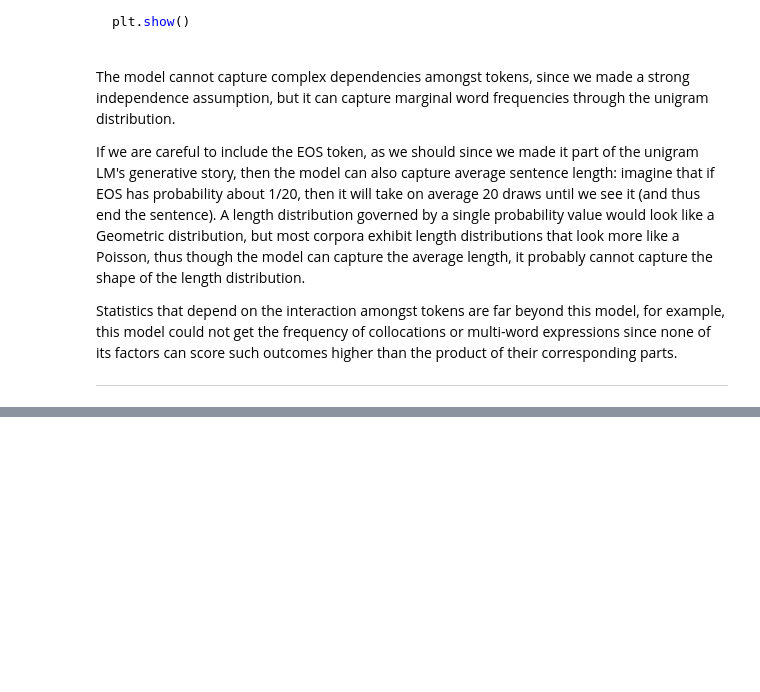
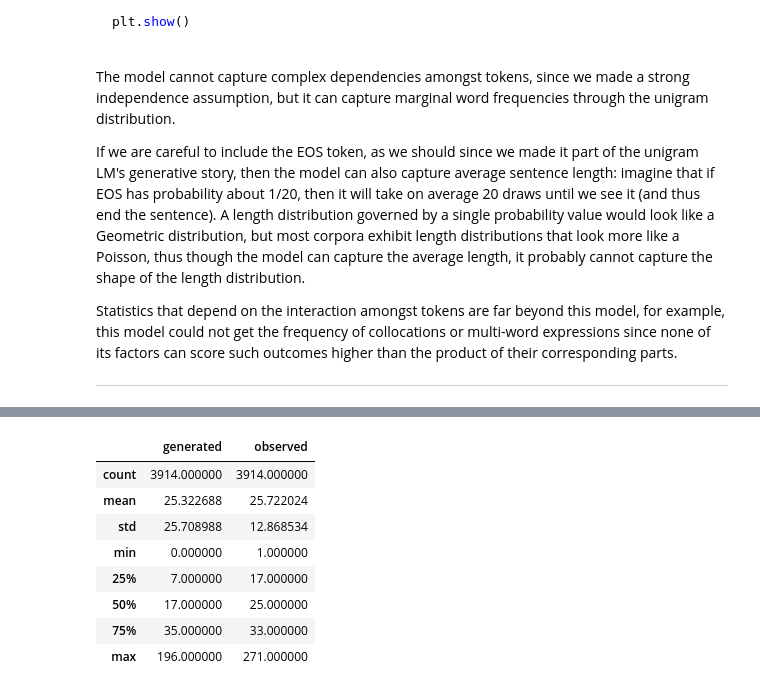
Before and after one commit to probabll/ntmi-tutorials, a Jupyter notebook: T1/T1.ipynb, the cells around one changed output, grey strips where cells are left out. Cells and saved outputs as stored; diff of their text form; code cells hidden in the pictures; folded sections open; blank space fills up the shorter version.

```diff
--- a/T1/T1.ipynb
+++ b/T1/T1.ipynb
@@ -627,0 +828,12 @@ Statistics that depend on the interaction amongst tokens are far beyond this mod
+# %%
+pd.DataFrame(dict(generated=generated_L, observed=observed_L)).describe()
+# %% [output]
+|  | generated | observed |
+| count | 3914.000000 | 3914.000000 |
+| mean | 25.322688 | 25.722024 |
+| std | 25.708988 | 12.868534 |
+| min | 0.000000 | 1.000000 |
+| 25% | 7.000000 | 17.000000 |
+| 50% | 17.000000 | 25.000000 |
+| 75% | 35.000000 | 33.000000 |
+| max | 196.000000 | 271.000000 |
```
Also changed, not shown: parts of 28 cells of this notebook, 5 other files.
